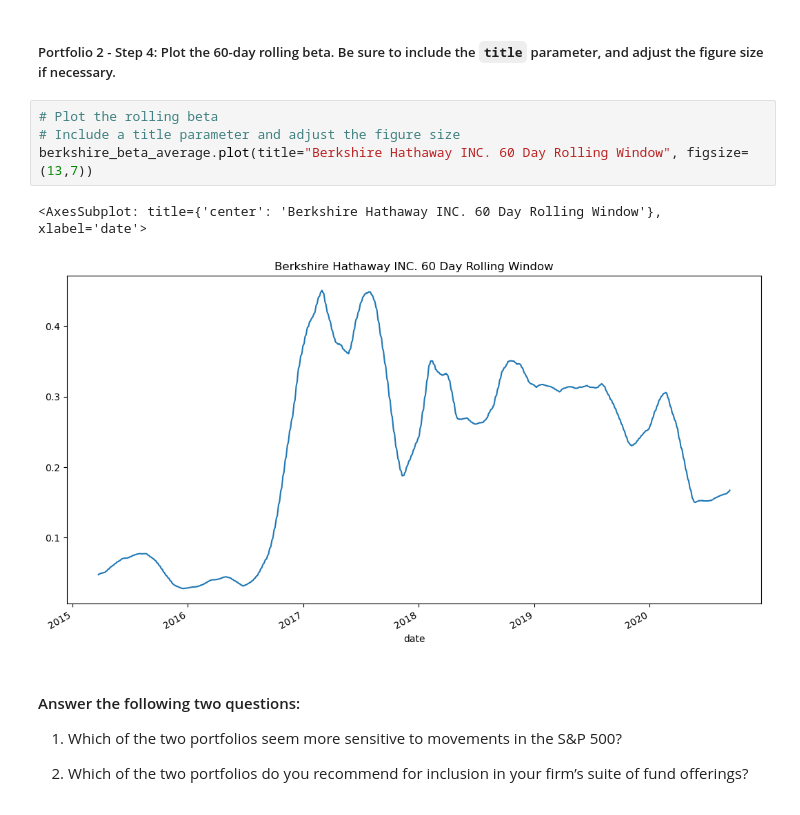
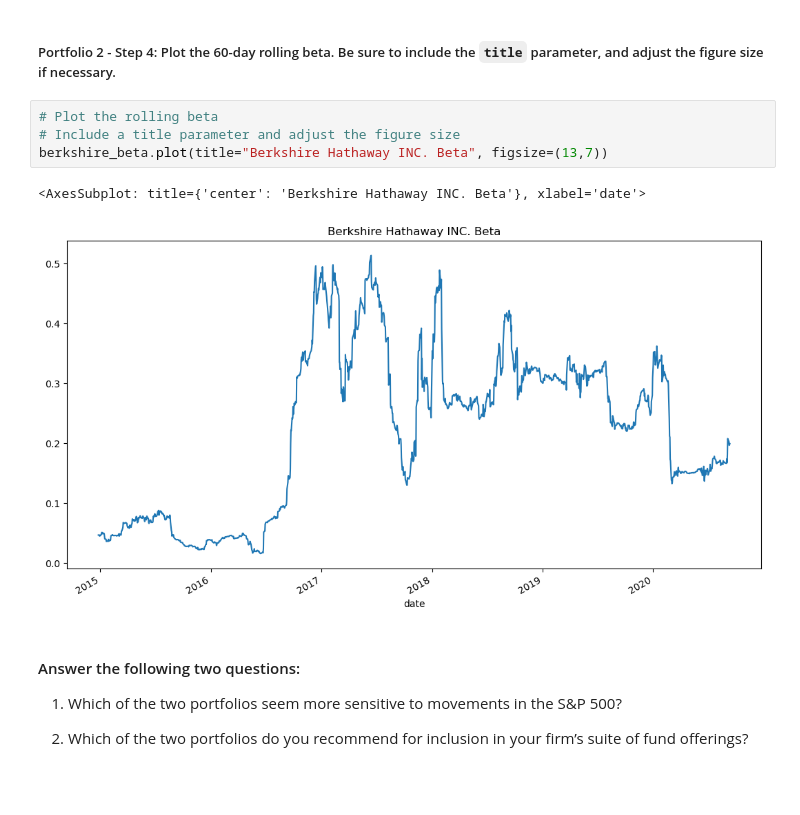
Before and after one commit to reiccv/Module_4_Challenge, a Jupyter notebook: risk_return_analysis.ipynb, the cells around one changed output. Cells and saved outputs as stored; diff of their text form.

```diff
--- a/risk_return_analysis.ipynb
+++ b/risk_return_analysis.ipynb
@@ -486,10 +462,10 @@ Length: 1379, dtype: float64
 # %%
 # Plot the rolling beta
 # Include a title parameter and adjust the figure size
-berkshire_beta_average.plot(title="Berkshire Hathaway INC. 60 Day Rolling Window", figsize=(13,7))
+berkshire_beta.plot(title="Berkshire Hathaway INC. Beta", figsize=(13,7))
 # %% [output]
-<AxesSubplot: title={'center': 'Berkshire Hathaway INC. 60 Day Rolling Window'}, xlabel='date'>
+<AxesSubplot: title={'center': 'Berkshire Hathaway INC. Beta'}, xlabel='date'>
-[figure, old version]
+[figure, new version]
 # %% [markdown]
 #### Answer the following two questions:
 
```
Also changed, not shown: parts of 3 cells of this notebook, 1 other file.
